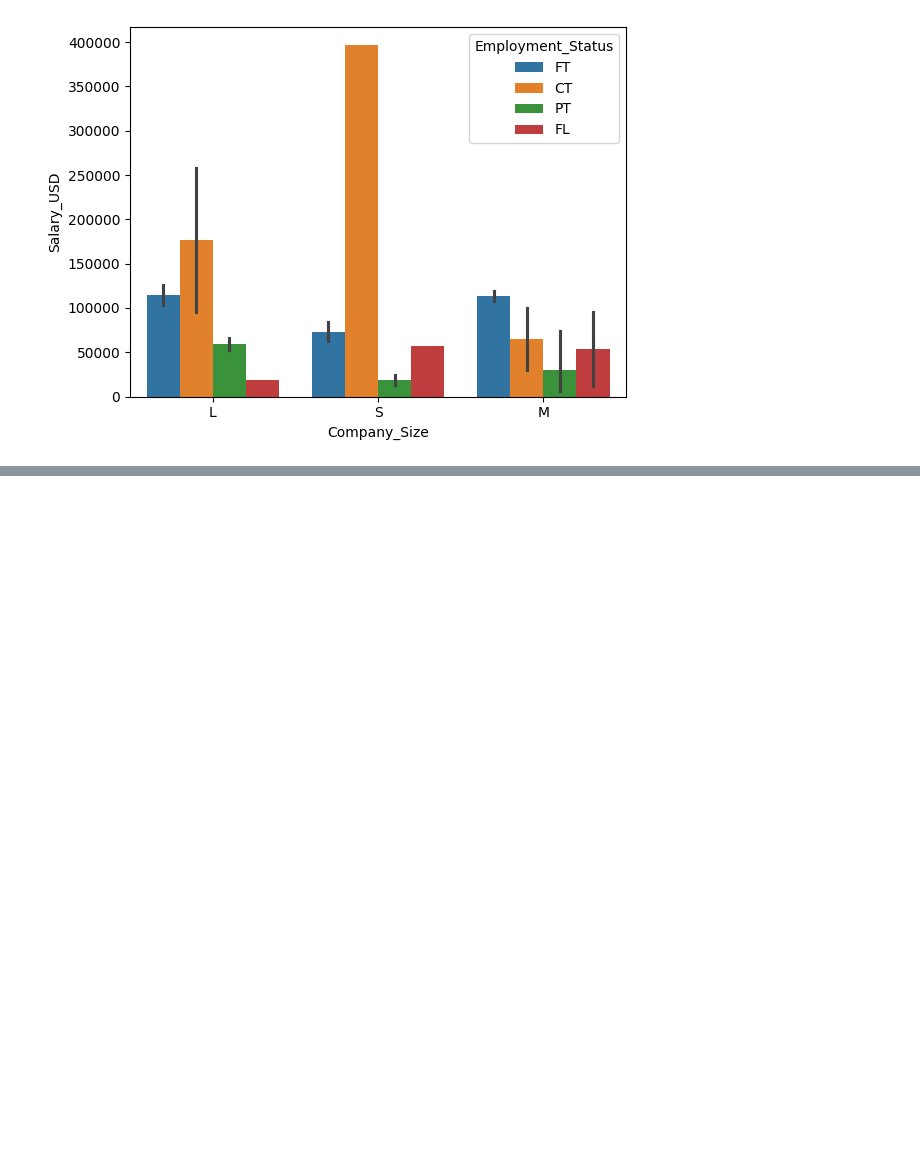
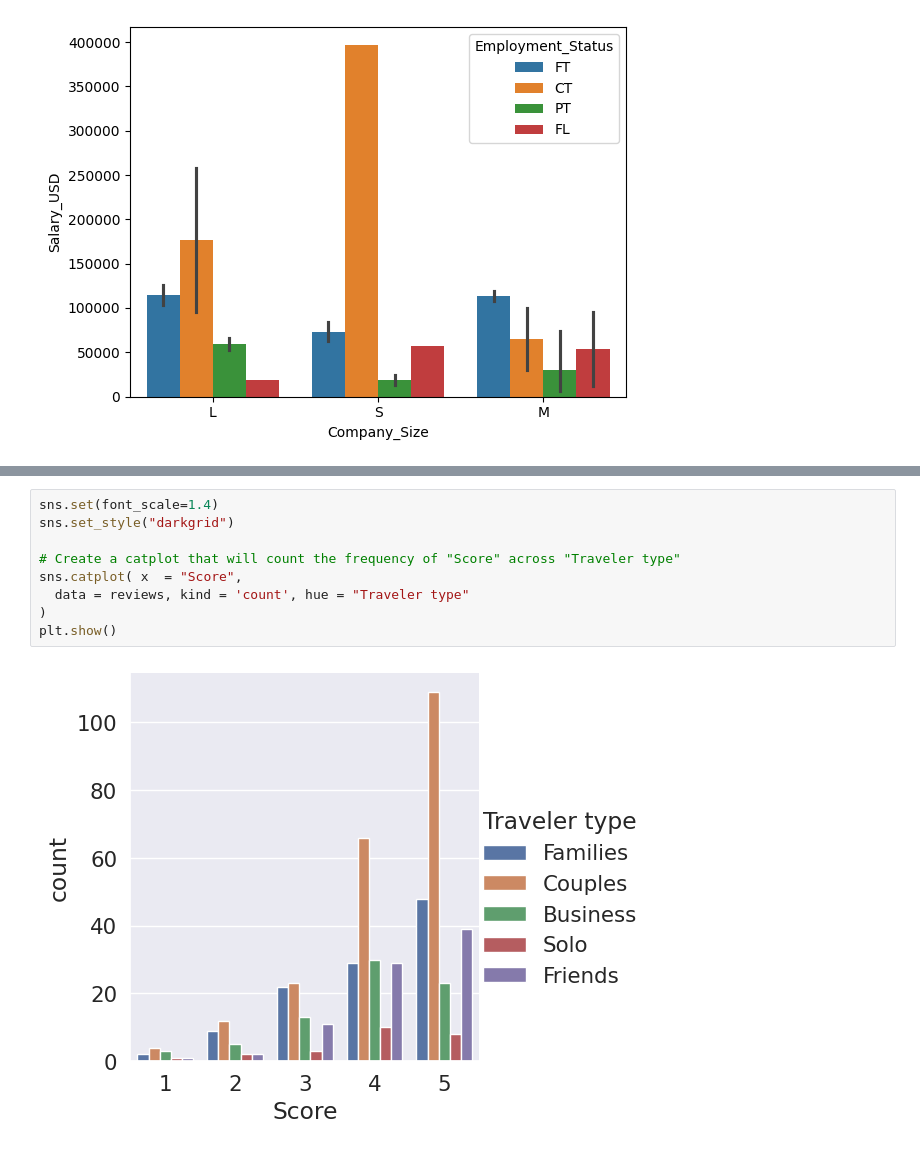
Before and after one commit to nafis-git/data_science_path, a Jupyter notebook: notebook/Explatory_Data__Analysis.ipynb, the cells around one changed output, grey strips where cells are left out. Drawn from its saved outputs; the diff is of its cells as text; blank space fills up the shorter version.

```diff
--- a/notebook/Explatory_Data__Analysis.ipynb
+++ b/notebook/Explatory_Data__Analysis.ipynb
@@ -1160,0 +1619,11 @@ sns.barplot(data=salaries, x="Company_Size", y="Salary_USD", hue="Employment_Sta
+# %%
+sns.set(font_scale=1.4)
+sns.set_style("darkgrid")
+
+# Create a catplot that will count the frequency of "Score" across "Traveler type"
+sns.catplot( x  = "Score",
+  data = reviews, kind = 'count', hue = "Traveler type"
+)
+plt.show()
+# %% [output]
+[figure, added]
```
Also changed, not shown: parts of 70 cells of this notebook.
